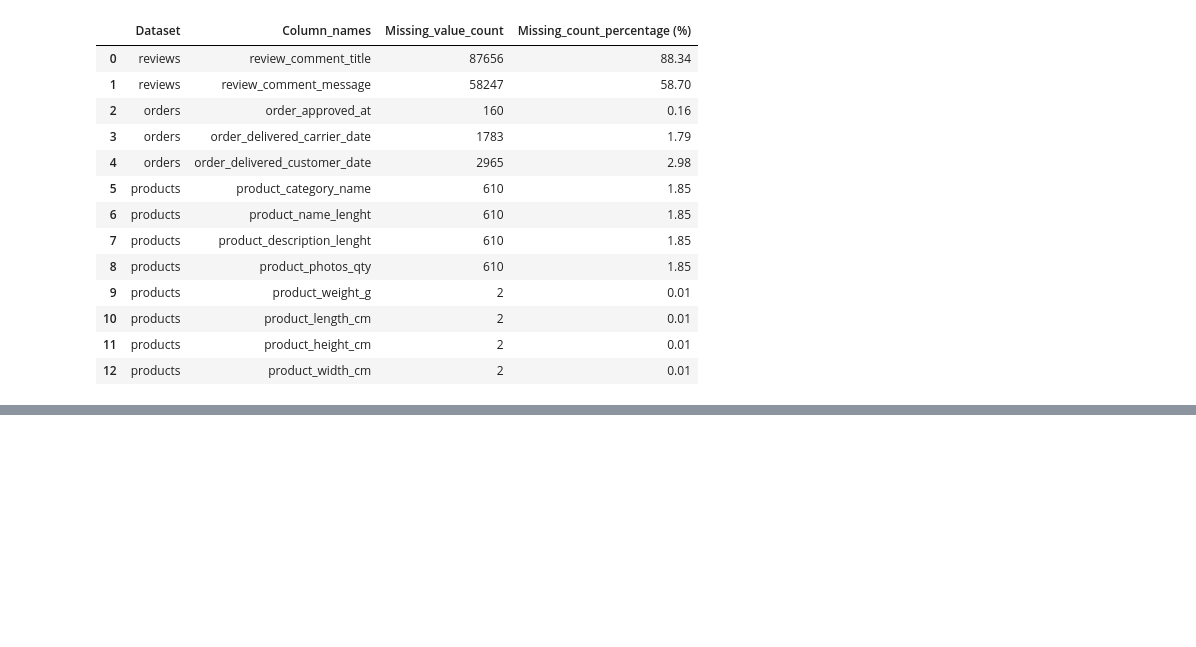
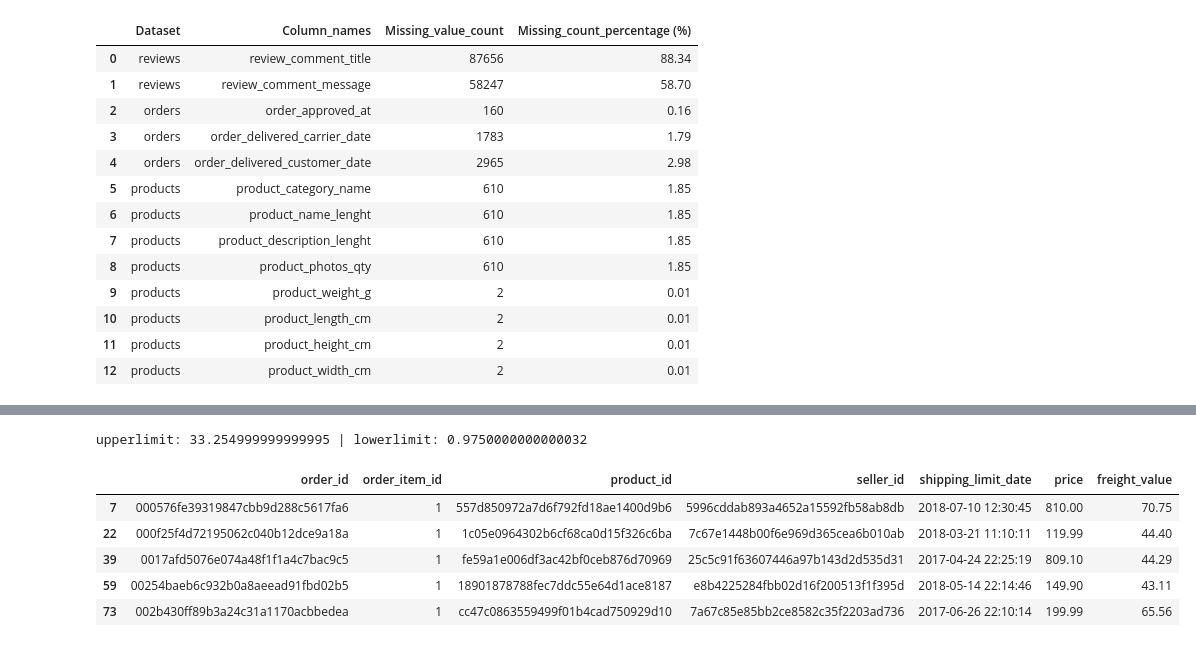
Before and after one commit to Jishnu-12/olist-ecommerce-analytics-pipeline, a Jupyter notebook: Notebooks/01_Exploratory_Data_Analysis.ipynb, the cells around one changed output, grey strips where cells are left out. Cells and saved outputs as stored; diff of their text form; code cells hidden in the pictures; blank space fills up the shorter version.

```diff
--- a/Notebooks/01_Exploratory_Data_Analysis.ipynb
+++ b/Notebooks/01_Exploratory_Data_Analysis.ipynb
@@ -336,0 +391,12 @@ missing_df
+# %%
+upper_limit,lower_limit,outlier = detect_outliers(order_items,"freight_value")
+print(f"upperlimit: {upper_limit} | lowerlimit: {lower_limit}")
+display(outlier.head())
+# %% [output]
+upperlimit: 33.254999999999995 | lowerlimit: 0.9750000000000032
+|  | order_id | order_item_id | product_id | seller_id | shipping_limit_date | price | freight_value |
+| 7 | 000576fe39319847cbb9d288c5617fa6 | 1 | 557d850972a7d6f792fd18ae1400d9b6 | 5996cddab893a4652a15592fb58ab8db | 2018-07-10 12:30:45 | 810.00 | 70.75 |
+| 22 | 000f25f4d72195062c040b12dce9a18a | 1 | 1c05e0964302b6cf68ca0d15f326c6ba | 7c67e1448b00f6e969d365cea6b010ab | 2018-03-21 11:10:11 | 119.99 | 44.40 |
+| 39 | 0017afd5076e074a48f1f1a4c7bac9c5 | 1 | fe59a1e006df3ac42bf0ceb876d70969 | 25c5c91f63607446a97b143d2d535d31 | 2017-04-24 22:25:19 | 809.10 | 44.29 |
+| 59 | 00254baeb6c932b0a8aeead91fbd02b5 | 1 | 18901878788fec7ddc55e64d1ace8187 | e8b4225284fbb02d16f200513f1f395d | 2018-05-14 22:14:46 | 149.90 | 43.11 |
+| 73 | 002b430ff89b3a24c31a1170acbbedea | 1 | cc47c0863559499f01b4cad750929d10 | 7a67c85e85bb2ce8582c35f2203ad736 | 2017-06-26 22:10:14 | 199.99 | 65.56 |
```
Also changed, not shown: parts of 10 cells of this notebook.
